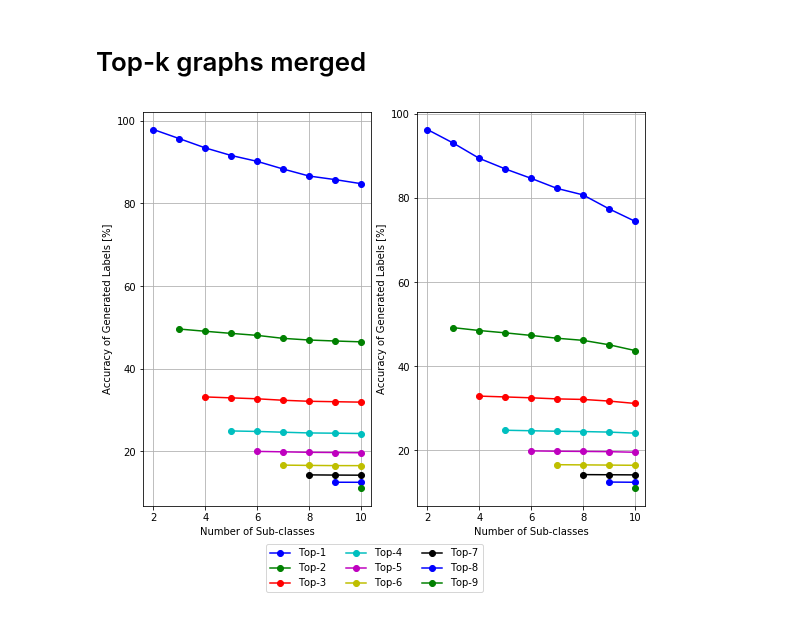
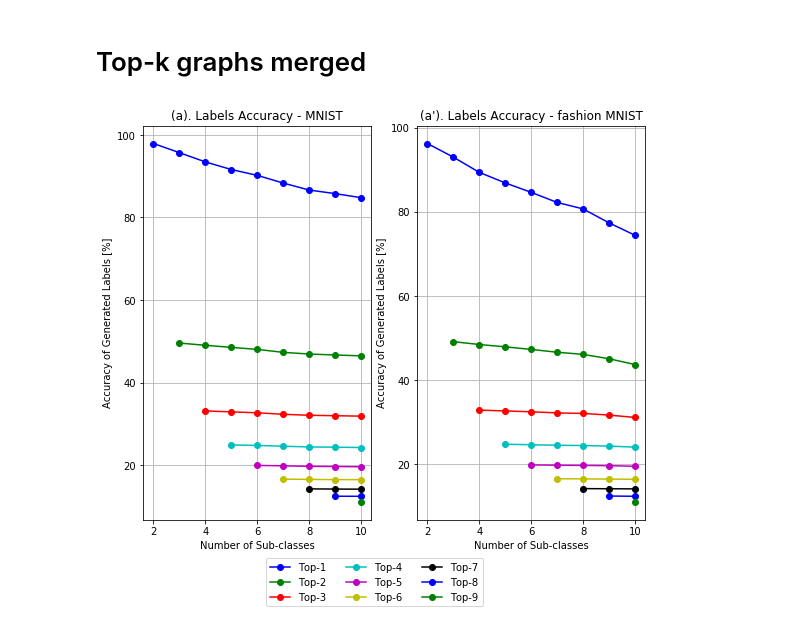
Before and after one commit to 1W1521375/entropy_labelling, a Jupyter notebook: for_graphs.ipynb, the cells around one changed output. Saved outputs shown, nothing was run; the diff lists cells and outputs as text; code cells hidden in the pictures.

```diff
--- a/for_graphs.ipynb
+++ b/for_graphs.ipynb
@@ -333,32 +337,34 @@ l8 = ax1.plot([i for i in range(9, 11)], lqual_mnist[7], marker = 'o', color = '
 l9  =ax1.plot([i for i in range(10, 11)], lqual_mnist[8], marker = 'o', color = 'g')
 ax1.grid(which = 'both')
 ax1.set_xlabel("Number of Sub-classes")
 ax1.set_ylabel("Accuracy of Generated Labels [%]")
+ax1.title.set_text("(a). Labels Accuracy - MNIST")
 
 l10 = ax2.plot([i for i in range(2, 11)], lqual_fm[0], marker = 'o', color = 'b')
 l11 = ax2.plot([i for i in range(3, 11)], lqual_fm[1], marker = 'o', color = 'g')
 l12 = ax2.plot([i for i in range(4, 11)], lqual_fm[2], marker = 'o', color = 'r')
 l13 = ax2.plot([i for i in range(5, 11)], lqual_fm[3], marker = 'o', color = 'c')
 l14 = ax2.plot([i for i in range(6, 11)], lqual_fm[4], marker = 'o', color = 'm')
 l15 = ax2.plot([i for i in range(7, 11)], lqual_fm[5], marker = 'o', color = 'y')
 l16 = ax2.plot([i for i in range(8, 11)], lqual_fm[6], marker = 'o', color = 'k')
 l17 = ax2.plot([i for i in range(9, 11)], lqual_fm[7], marker = 'o', color = 'b')
 l18  =ax2.plot([i for i in range(10, 11)], lqual_fm[8], marker = 'o', color = 'g')
 
+ax2.grid(which = 'both')
 ax2.set_xlabel("Number of Sub-classes")
 ax2.set_ylabel("Accuracy of Generated Labels [%]")
-ax2.grid(which = 'both')
+ax2.title.set_text("(a'). Labels Accuracy - fashion MNIST")
 
 # Create the legend
 fig.legend([l1, l2, l3, l4, l5, l6, l7, l8, l9, l10, l11, l12, l13, l14],     # The line objects
            labels = line_labels,   # The labels for each line
            loc = "lower center",   # Position of legend
            borderaxespad = 0.1,    # Small spacing around legend box
            ncol = 3)
 
 # Adjust the scaling factor to fit your legend text completely outside the plot
 # (smaller value results in more space being made for the legend)
 plt.subplots_adjust(bottom = 0.15)
 plt.savefig("top-k.pdf")
 # %% [output]
-[figure, old version]
+[figure, new version]
```
Also changed, not shown: parts of 2 cells of this notebook, 3 other files.
